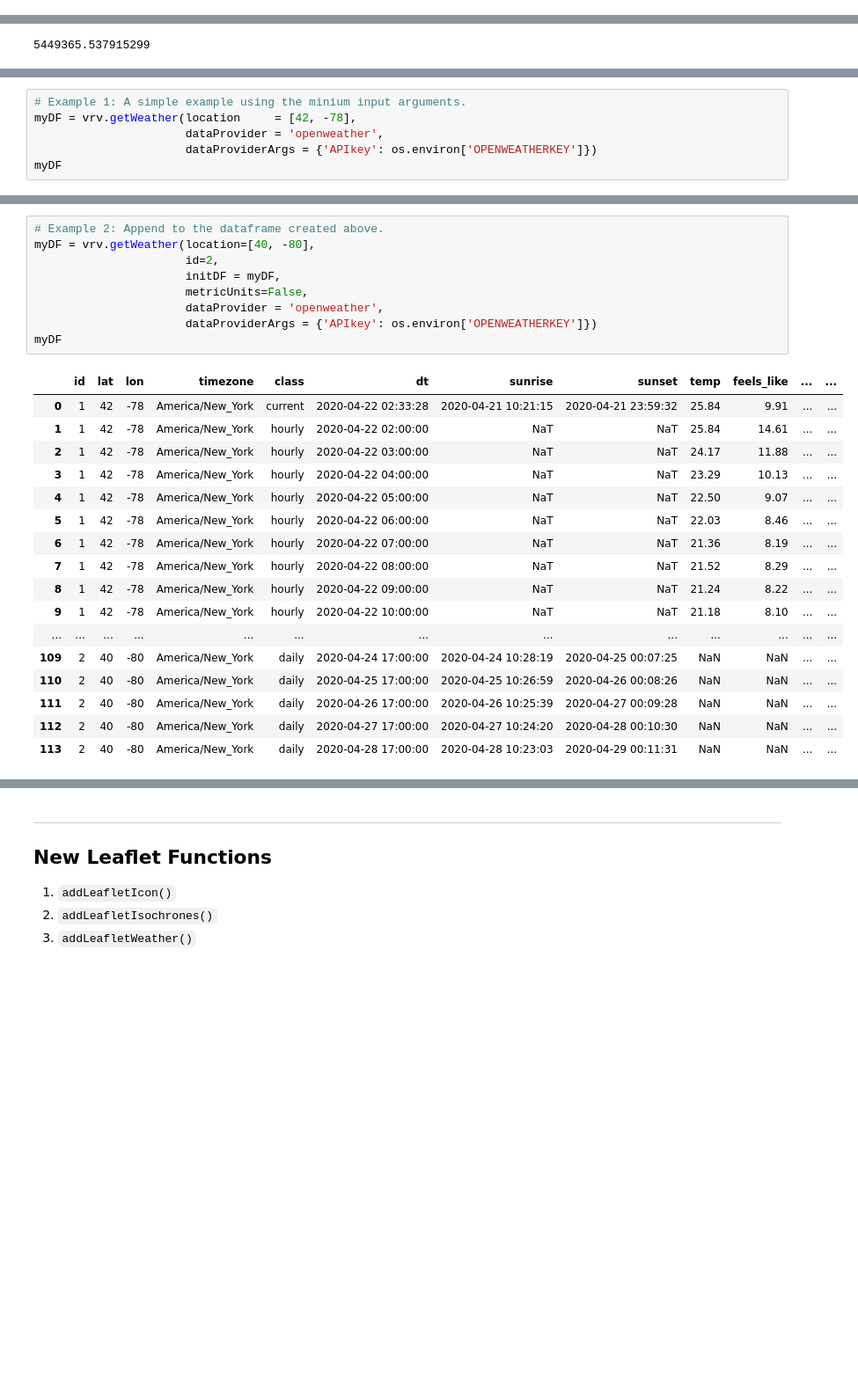
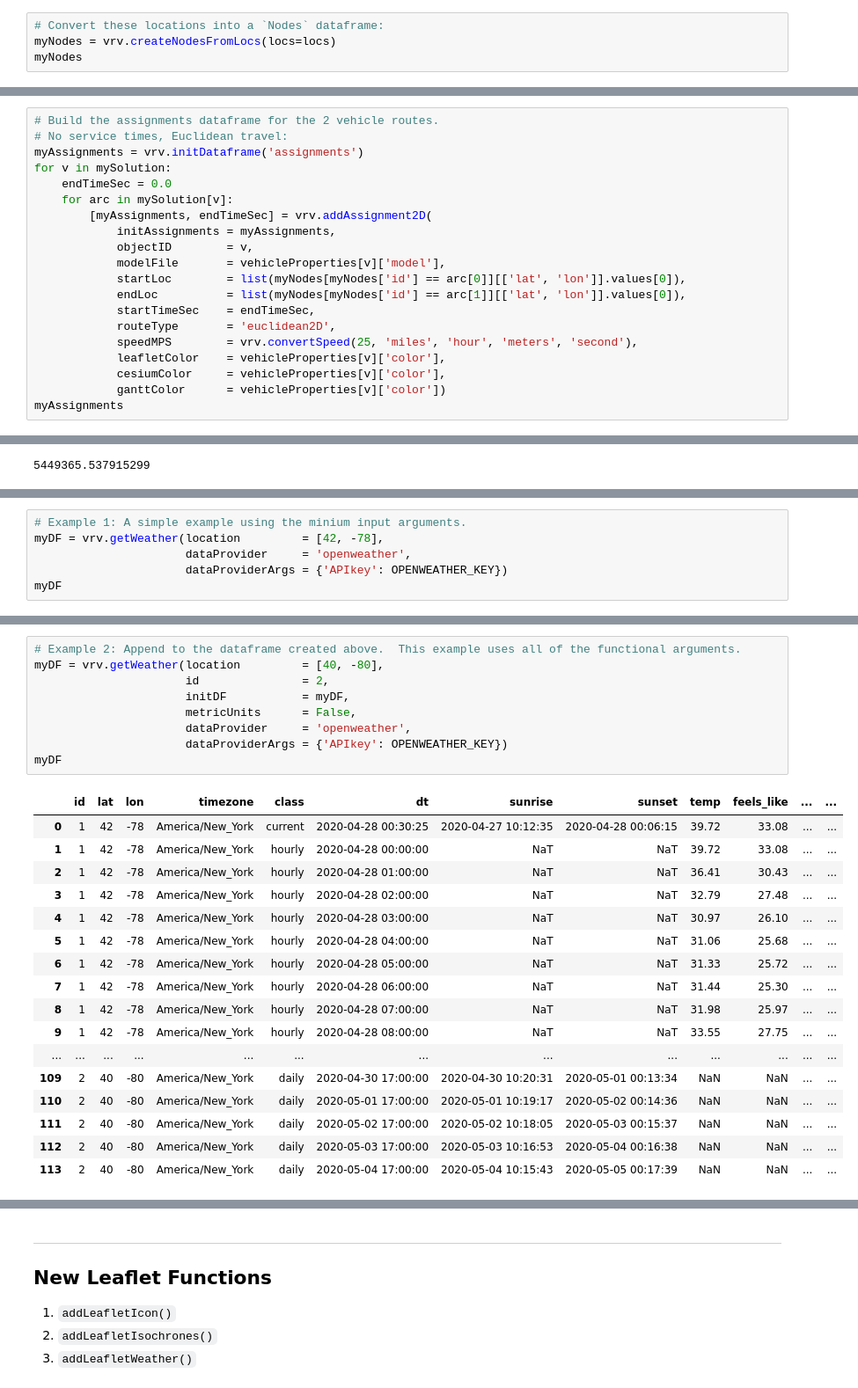
Before and after one commit to optimatorlab/veroviz, a Jupyter notebook: new_in_version_0.4.0.ipynb, the cells around one changed output, grey strips where cells are left out. Shown at 88% size. Drawn from its saved outputs; the diff is of its cells as text; blank space fills up the shorter version.

```diff
--- a/new_in_version_0.4.0.ipynb
+++ b/new_in_version_0.4.0.ipynb
@@ -260,0 +121,4 @@ Name: elevMeters, dtype: int64
+# %%
+# Convert these locations into a `Nodes` dataframe:
+myNodes = vrv.createNodesFromLocs(locs=locs)
+myNodes
@@ -260,0 +147,20 @@ Name: elevMeters, dtype: int64
+# %%
+# Build the assignments dataframe for the 2 vehicle routes.
+# No service times, Euclidean travel:
+myAssignments = vrv.initDataframe('assignments')
+for v in mySolution:
+    endTimeSec = 0.0
+    for arc in mySolution[v]:
+        [myAssignments, endTimeSec] = vrv.addAssignment2D(
+            initAssignments = myAssignments,
+            objectID        = v,
+            modelFile       = vehicleProperties[v]['model'],
+            startLoc        = list(myNodes[myNodes['id'] == arc[0]][['lat', 'lon']].values[0]),
+            endLoc          = list(myNodes[myNodes['id'] == arc[1]][['lat', 'lon']].values[0]),
+            startTimeSec    = endTimeSec,
+            routeType       = 'euclidean2D',
+            speedMPS        = vrv.convertSpeed(25, 'miles', 'hour', 'meters', 'second'),
+            leafletColor    = vehicleProperties[v]['color'],
+            cesiumColor     = vehicleProperties[v]['color'],
+            ganttColor      = vehicleProperties[v]['color'])
+myAssignments
@@ -456,8 +511,8 @@ import os
 # %%
 # Example 1: A simple example using the minium input arguments.
-myDF = vrv.getWeather(location     = [42, -78],
-                      dataProvider = 'openweather',
-                      dataProviderArgs = {'APIkey': os.environ['OPENWEATHERKEY']})
+myDF = vrv.getWeather(location         = [42, -78],
+                      dataProvider     = 'openweather',
+                      dataProviderArgs = {'APIkey': OPENWEATHER_KEY})
 myDF
 # %% [output]
 |  | id | lat | lon | timezone | class | dt | sunrise | sunset | temp | feels_like | ... | ... |
@@ -481,27 +536,27 @@ myDF
 # %%
-# Example 2: Append to the dataframe created above.
-myDF = vrv.getWeather(location=[40, -80],
-                      id=2,
-                      initDF = myDF,
-                      metricUnits=False,
-                      dataProvider = 'openweather',
-                      dataProviderArgs = {'APIkey': os.environ['OPENWEATHERKEY']})
+# Example 2: Append to the dataframe created above.  This example uses all of the functional arguments.
+myDF = vrv.getWeather(location         = [40, -80],
+                      id               = 2,
+                      initDF           = myDF,
+                      metricUnits      = False,
+                      dataProvider     = 'openweather',
+                      dataProviderArgs = {'APIkey': OPENWEATHER_KEY})
 myDF
 # %% [output]
 |  | id | lat | lon | timezone | class | dt | sunrise | sunset | temp | feels_like | ... | ... |
-| 0 | 1 | 42 | -78 | America/New_York | current | 2020-04-22 02:33:28 | 2020-04-21 10:21:15 | 2020-04-21 23:59:32 | 25.84 | 9.91 | ... | ... |
-| 1 | 1 | 42 | -78 | America/New_York | hourly | 2020-04-22 02:00:00 | NaT | NaT | 25.84 | 14.61 | ... | ... |
-| 2 | 1 | 42 | -78 | America/New_York | hourly | 2020-04-22 03:00:00 | NaT | NaT | 24.17 | 11.88 | ... | ... |
-| 3 | 1 | 42 | -78 | America/New_York | hourly | 2020-04-22 04:00:00 | NaT | NaT | 23.29 | 10.13 | ... | ... |
-| 4 | 1 | 42 | -78 | America/New_York | hourly | 2020-04-22 05:00:00 | NaT | NaT | 22.50 | 9.07 | ... | ... |
-| 5 | 1 | 42 | -78 | America/New_York | hourly | 2020-04-22 06:00:00 | NaT | NaT | 22.03 | 8.46 | ... | ... |
-| 6 | 1 | 42 | -78 | America/New_York | hourly | 2020-04-22 07:00:00 | NaT | NaT | 21.36 | 8.19 | ... | ... |
-| 7 | 1 | 42 | -78 | America/New_York | hourly | 2020-04-22 08:00:00 | NaT | NaT | 21.52 | 8.29 | ... | ... |
-| 8 | 1 | 42 | -78 | America/New_York | hourly | 2020-04-22 09:00:00 | NaT | NaT | 21.24 | 8.22 | ... | ... |
-| 9 | 1 | 42 | -78 | America/New_York | hourly | 2020-04-22 10:00:00 | NaT | NaT | 21.18 | 8.10 | ... | ... |
+| 0 | 1 | 42 | -78 | America/New_York | current | 2020-04-28 00:30:25 | 2020-04-27 10:12:35 | 2020-04-28 00:06:15 | 39.72 | 33.08 | ... | ... |
+| 1 | 1 | 42 | -78 | America/New_York | hourly | 2020-04-28 00:00:00 | NaT | NaT | 39.72 | 33.08 | ... | ... |
+| 2 | 1 | 42 | -78 | America/New_York | hourly | 2020-04-28 01:00:00 | NaT | NaT | 36.41 | 30.43 | ... | ... |
+| 3 | 1 | 42 | -78 | America/New_York | hourly | 2020-04-28 02:00:00 | NaT | NaT | 32.79 | 27.48 | ... | ... |
+| 4 | 1 | 42 | -78 | America/New_York | hourly | 2020-04-28 03:00:00 | NaT | NaT | 30.97 | 26.10 | ... | ... |
+| 5 | 1 | 42 | -78 | America/New_York | hourly | 2020-04-28 04:00:00 | NaT | NaT | 31.06 | 25.68 | ... | ... |
+| 6 | 1 | 42 | -78 | America/New_York | hourly | 2020-04-28 05:00:00 | NaT | NaT | 31.33 | 25.72 | ... | ... |
+| 7 | 1 | 42 | -78 | America/New_York | hourly | 2020-04-28 06:00:00 | NaT | NaT | 31.44 | 25.30 | ... | ... |
+| 8 | 1 | 42 | -78 | America/New_York | hourly | 2020-04-28 07:00:00 | NaT | NaT | 31.98 | 25.97 | ... | ... |
+| 9 | 1 | 42 | -78 | America/New_York | hourly | 2020-04-28 08:00:00 | NaT | NaT | 33.55 | 27.75 | ... | ... |
 | ... | ... | ... | ... | ... | ... | ... | ... | ... | ... | ... | ... | ... |
-| 109 | 2 | 40 | -80 | America/New_York | daily | 2020-04-24 17:00:00 | 2020-04-24 10:28:19 | 2020-04-25 00:07:25 | NaN | NaN | ... | ... |
-| 110 | 2 | 40 | -80 | America/New_York | daily | 2020-04-25 17:00:00 | 2020-04-25 10:26:59 | 2020-04-26 00:08:26 | NaN | NaN | ... | ... |
-| 111 | 2 | 40 | -80 | America/New_York | daily | 2020-04-26 17:00:00 | 2020-04-26 10:25:39 | 2020-04-27 00:09:28 | NaN | NaN | ... | ... |
-| 112 | 2 | 40 | -80 | America/New_York | daily | 2020-04-27 17:00:00 | 2020-04-27 10:24:20 | 2020-04-28 00:10:30 | NaN | NaN | ... | ... |
-| 113 | 2 | 40 | -80 | America/New_York | daily | 2020-04-28 17:00:00 | 2020-04-28 10:23:03 | 2020-04-29 00:11:31 | NaN | NaN | ... | ... |
+| 109 | 2 | 40 | -80 | America/New_York | daily | 2020-04-30 17:00:00 | 2020-04-30 10:20:31 | 2020-05-01 00:13:34 | NaN | NaN | ... | ... |
+| 110 | 2 | 40 | -80 | America/New_York | daily | 2020-05-01 17:00:00 | 2020-05-01 10:19:17 | 2020-05-02 00:14:36 | NaN | NaN | ... | ... |
+| 111 | 2 | 40 | -80 | America/New_York | daily | 2020-05-02 17:00:00 | 2020-05-02 10:18:05 | 2020-05-03 00:15:37 | NaN | NaN | ... | ... |
+| 112 | 2 | 40 | -80 | America/New_York | daily | 2020-05-03 17:00:00 | 2020-05-03 10:16:53 | 2020-05-04 00:16:38 | NaN | NaN | ... | ... |
+| 113 | 2 | 40 | -80 | America/New_York | daily | 2020-05-04 17:00:00 | 2020-05-04 10:15:43 | 2020-05-05 00:17:39 | NaN | NaN | ... | ... |
```
Also changed, not shown: parts of 83 cells of this notebook, 33 other files.
